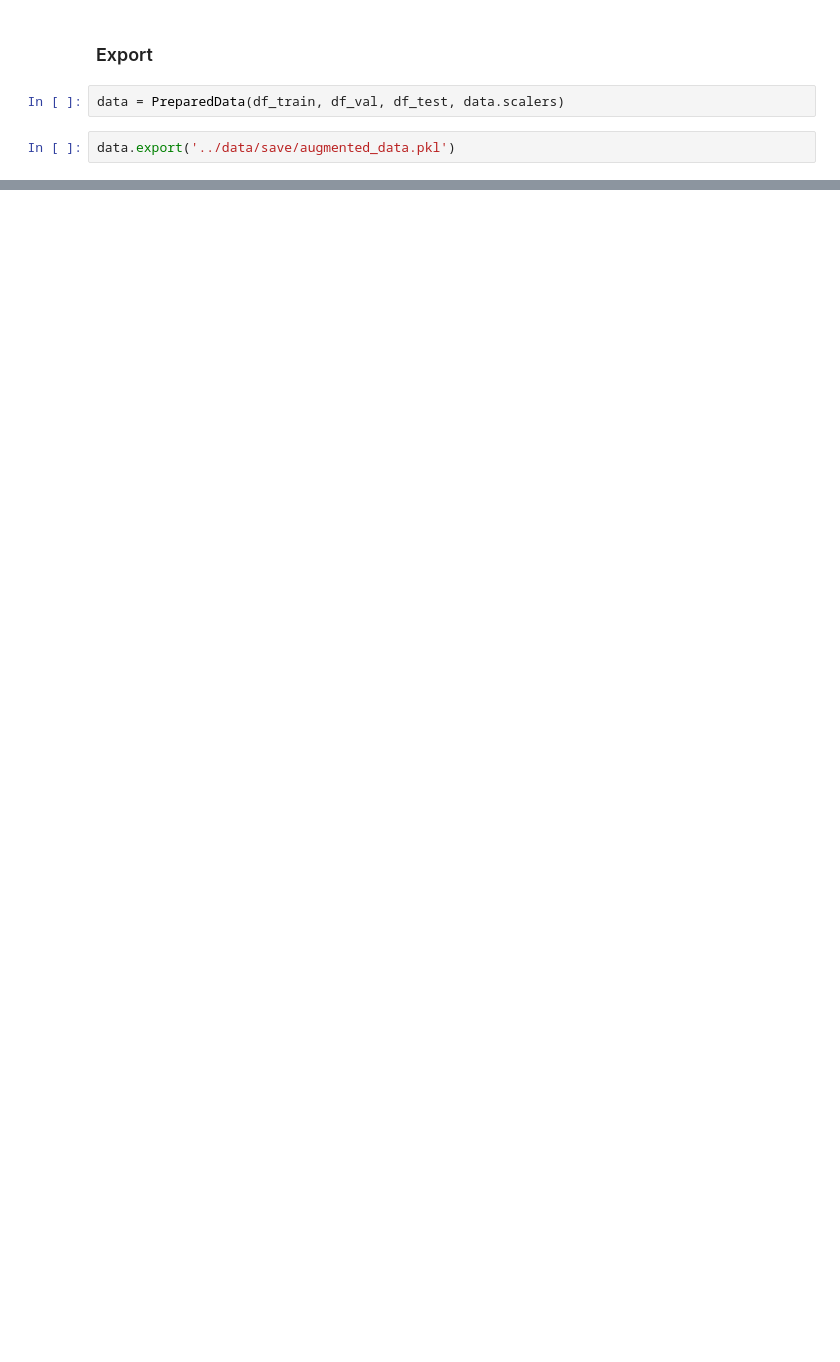
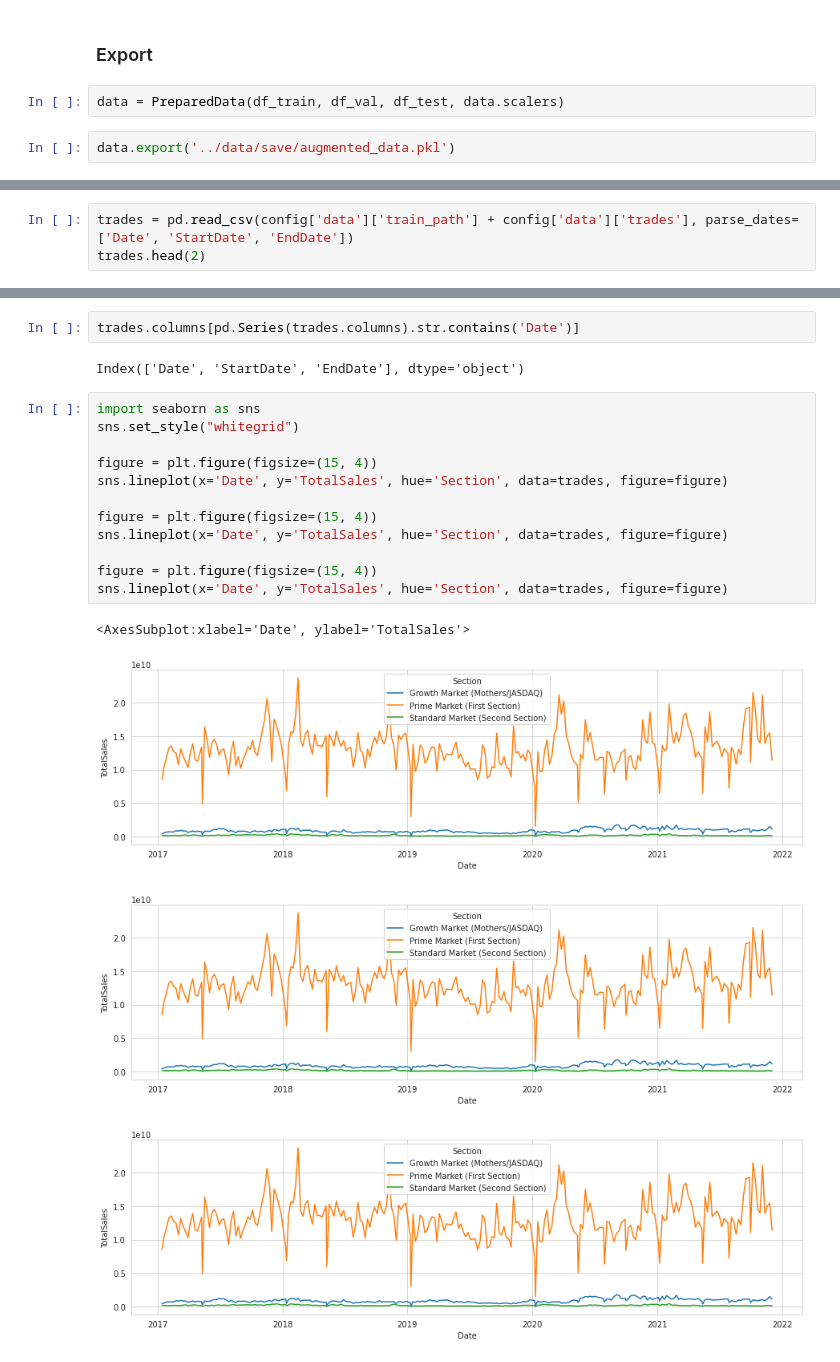
Before and after one commit to Cyprien-Ricque/stock-exchange-prediction, a Jupyter notebook: notebooks/1-data_augmentation.ipynb, the cells around one changed output, grey strips where cells are left out. Cells and saved outputs as stored; diff of their text form; blank space fills up the shorter version.

```diff
--- a/notebooks/1-data_augmentation.ipynb
+++ b/notebooks/1-data_augmentation.ipynb
@@ -93,0 +212,3 @@ data.export('../data/save/augmented_data.pkl')
+# %%
+trades = pd.read_csv(config['data']['train_path'] + config['data']['trades'], parse_dates=['Date', 'StartDate', 'EndDate'])
+trades.head(2)
@@ -93,0 +270,21 @@ data.export('../data/save/augmented_data.pkl')
+# %%
+trades.columns[pd.Series(trades.columns).str.contains('Date')]
+# %% [output]
+Index(['Date', 'StartDate', 'EndDate'], dtype='object')
+# %%
+import seaborn as sns
+sns.set_style("whitegrid")
+
+figure = plt.figure(figsize=(15, 4))
+sns.lineplot(x='Date', y='TotalSales', hue='Section', data=trades, figure=figure)
+
+figure = plt.figure(figsize=(15, 4))
+sns.lineplot(x='Date', y='TotalSales', hue='Section', data=trades, figure=figure)
+
+figure = plt.figure(figsize=(15, 4))
+sns.lineplot(x='Date', y='TotalSales', hue='Section', data=trades, figure=figure)
+# %% [output]
+<AxesSubplot:xlabel='Date', ylabel='TotalSales'>
+[figure, added]
+[figure, added]
+[figure, added]
```
Also changed, not shown: parts of 28 cells of this notebook, 4 other files.
